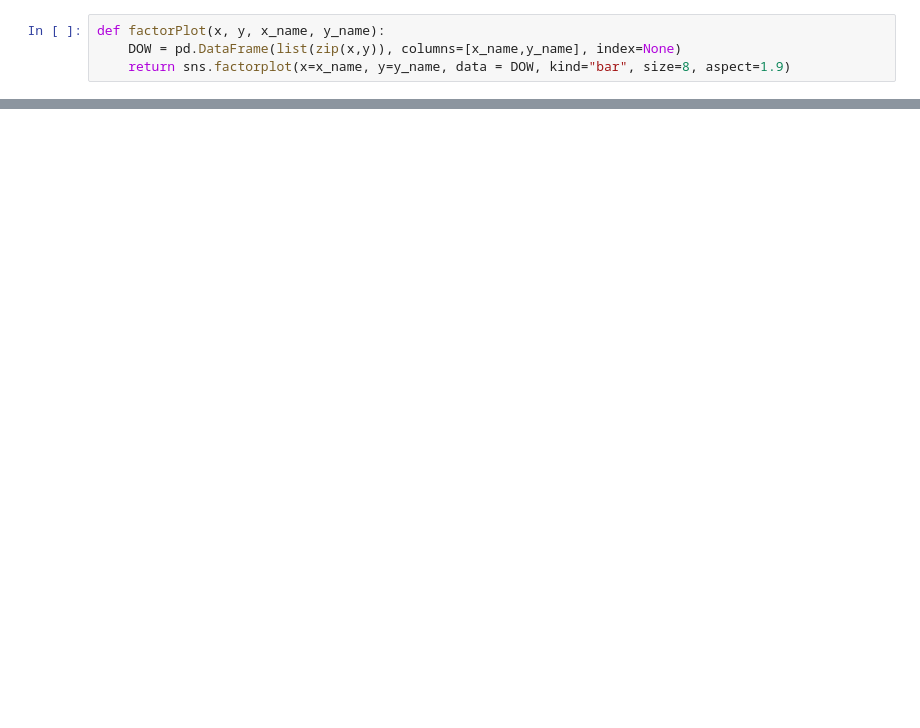
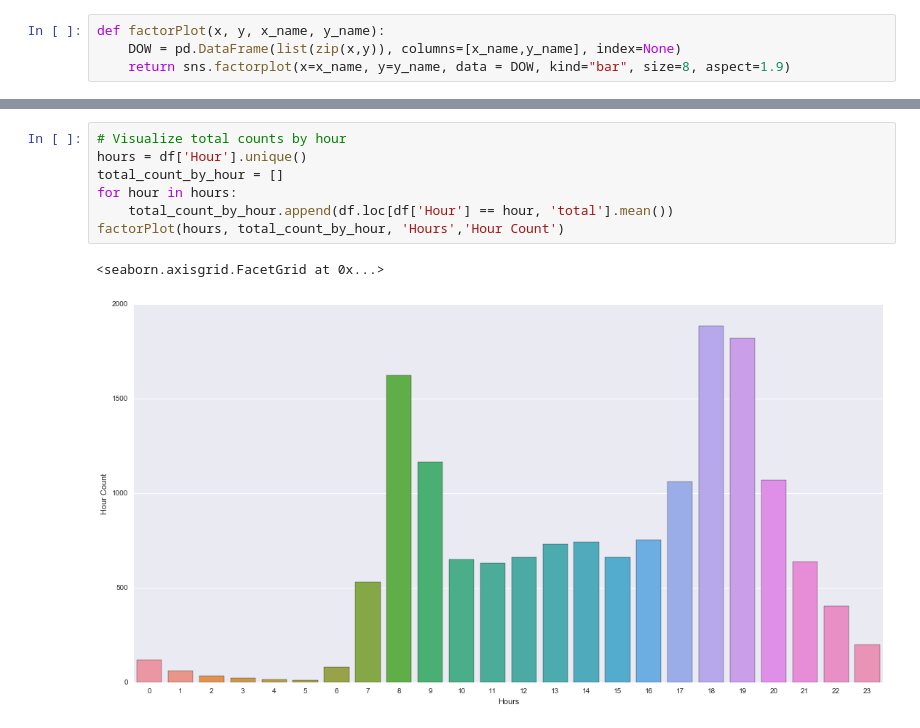
Before and after one commit to JotaSe/Bikeways-ML, a Jupyter notebook: providencia_bikeways.ipynb, the cells around one changed output, grey strips where cells are left out. Cells and saved outputs as stored; diff of their text form; blank space fills up the shorter version.

```diff
--- a/providencia_bikeways.ipynb
+++ b/providencia_bikeways.ipynb
@@ -147,0 +154,10 @@ for bike_way in bike_ways:
+# %%
+# Visualize total counts by hour
+hours = df['Hour'].unique()
+total_count_by_hour = []
+for hour in hours:
+    total_count_by_hour.append(df.loc[df['Hour'] == hour, 'total'].mean())
+factorPlot(hours, total_count_by_hour, 'Hours','Hour Count')
+# %% [output]
+<seaborn.axisgrid.FacetGrid at 0x...>
+[figure, added]
```
Also changed, not shown: parts of 12 cells of this notebook.
